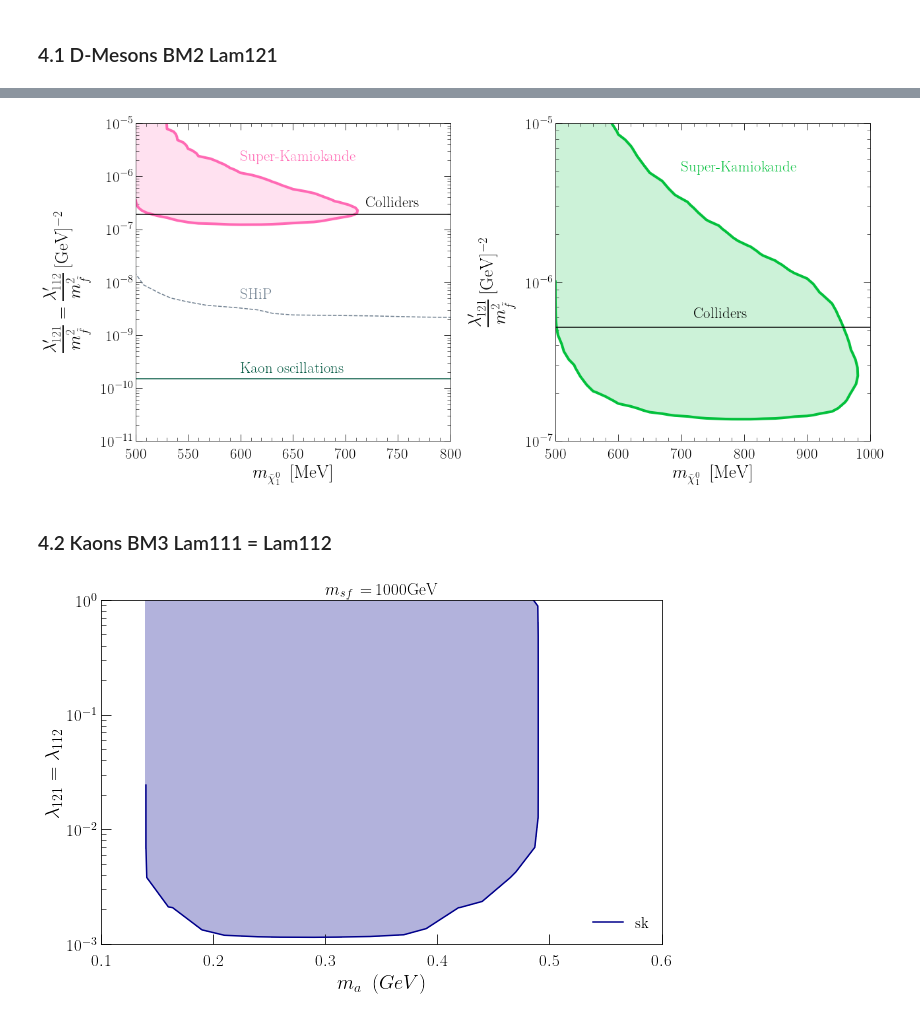
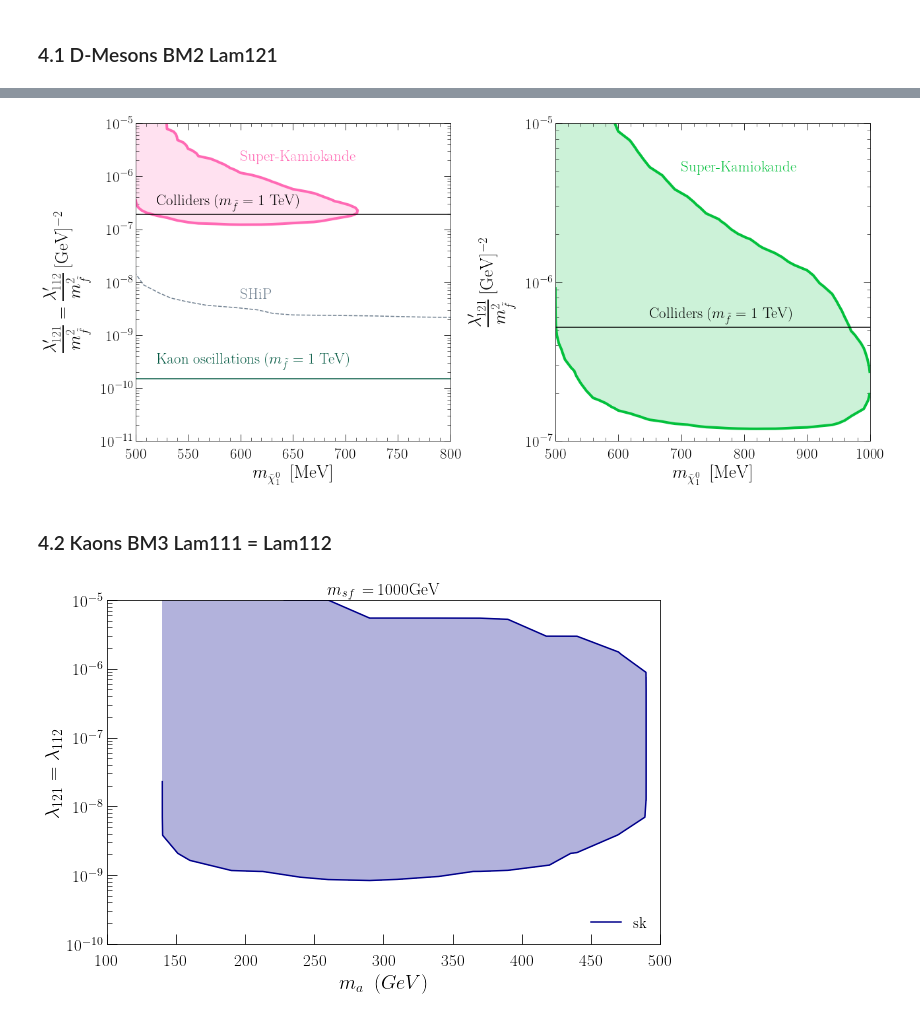
Before and after one commit to aimendez/longlivedneutralino, a Jupyter notebook: main/notebooks/results.ipynb, the cells around one changed output, grey strips where cells are left out. Drawn from its saved outputs; the diff is of its cells as text; code cells hidden in the pictures.

Commit message:
lam/m2 in Pheno

```diff
--- a/main/notebooks/results.ipynb
+++ b/main/notebooks/results.ipynb
@@ -572,7 +572,10 @@ for k, elements in enumerate(EV_singlering_nuebar_pre):
 Background=predicted_PC
 Data=measured_PC
 # %%
-df = pd.read_csv(main_dir + '/datafiles/EventDistribution/NEVENTS_BM1_SYBILL.csv', index_col=0)
+#df = pd.read_csv(main_dir + '/datafiles/EventDistribution/NEVENTS_BM1_SYBILL.csv', index_col=0)
+df = pd.read_csv(main_dir + '/datafiles/EventDistribution/NEVENTS_BM4_SYBILL.csv', index_col=0) #testing pheno.py modified
+
+
 def Chi_sq_bin(s,b,d):
     #print(s,b,d,s + b -d + d*np.log(d/(s+b)))
     return s + b -d + d*np.log(d/(s+b))
@@ -596,30 +599,6 @@ min_chi2=np.min(CHI2_0000)
 max_chi2=np.max(CHI2_0000)
 chi2=chi2_90CL_Nparam+min_chi2
 X_0001, Y_0001, Z_0001 =chi2_pro.grid_val(M_0000,Caphi_0000,CHI2_0000)
-# %%
-df = pd.read_csv(main_dir + '/datafiles/EventDistribution/NEVENTS_BM1_DPMJET.csv', index_col=0)
-def Chi_sq_bin(s,b,d):
-    return s + b -d + d*np.log(d/(s+b))
-
-data_final=[]
-data_final_g=[]
-for c, CTAU_N_REST in enumerate(df.ctau.unique()):
-    df_TMP=df[df['ctau'] == CTAU_N_REST]
-    mass_pt=df_TMP['m'].unique()
-    lambda_pt=df_TMP['lam121'].unique()
-    br_pt=df_TMP['Br'].unique()
-    Signal_g_aux= df[df.ctau == CTAU_N_REST].nev.values
-    suma_g=0
-    for K, element in enumerate(Data):
-        suma_g += Chi_sq_bin( Signal_g_aux[K], Background[K], Data[K])
-    data_final_g.append([float(lambda_pt),float(br_pt),float(mass_pt),CTAU_N_REST,2*suma_g])
-
-Caphi_0000_DPMJET,BR_0000_DPMJET,M_0000_DPMJET,CT_0000_DPMJET,CHI2_0000_DPMJET = np.array(data_final_g).T
-chi2_90CL_Nparam_DPMJET= 4.61
-min_chi2_DPMJET=np.min(CHI2_0000_DPMJET)
-max_chi2_DPMJET=np.max(CHI2_0000_DPMJET)
-chi2_DPMJET=chi2_90CL_Nparam_DPMJET+min_chi2_DPMJET
-X_0001_DPMJET, Y_0001_DPMJET, Z_0001_DPMJET =chi2_pro.grid_val(M_0000_DPMJET,Caphi_0000_DPMJET,CHI2_0000_DPMJET)
 # %%
 # BOUNDS
 df_SHIP = pd.read_csv(main_dir+f"/others/B1_SHIP.txt", header=None, delim_whitespace=True, names = ['m', 'lambda'])
@@ -782,7 +752,6 @@ plt.show()
 # %%
 # side-by-side plot
 fig,ax = plt.subplots(1,2,figsize=(18,8) )
-
 
 #----------------------------- left plot -------------------------------------#
 
@@ -800,9 +769,9 @@ ax[0].axhline(bound_kaons, color = '#005740')#, alpha=0.9)
 ax[0].plot(df_SHIP['m'], df_SHIP['lambda'], linestyle = 'dashed', color = 'slategray')#, alpha=0.9)
 
 #text
-ax[0].annotate('Colliders', xy=(720,2.7e-7), size=23)
+ax[0].annotate(r'Colliders $(m_{\tilde{f}} = 1 $ TeV)', xy=(520,2.9e-7), size=23)
 ax[0].annotate('SHiP', xy=(600,5e-9), size=23, color = 'slategray')
-ax[0].annotate('Kaon oscillations', xy=(600, 2e-10), color = '#005740', size=23)
+ax[0].annotate(r'Kaon oscillations $(m_{\tilde{f}} = 1 $ TeV)', xy=(520, 3e-10), color = '#005740', size=23)
 ax[0].annotate('Super-Kamiokande', xy=(600, 2e-6),  color='hotpink', size=23, weight= 'bold')
 
 
@@ -831,7 +800,7 @@ ax[1].axhline(bound_collider2, color = 'k')#, alpha=0.9)
 
 #text
 #ax[1].annotate('Charged Current Universality', xy=(600,5e-7), size=23)
-ax[1].annotate('Colliders', xy=(720,6e-7), size=23)
+ax[1].annotate(r'Colliders $(m_{\tilde{f}} = 1 $ TeV)', xy=(650,6e-7), size=23)
 ax[1].annotate('Super-Kamiokande', xy=(700,5e-6), weight= 'bold',color ='#03c03c' , size=23)
 
 
@@ -864,7 +833,7 @@ fig.tight_layout()
 plt.savefig(main_dir+'/plots/Dmeson_bounds.pdf',  bbox_inches="tight")
 plt.show()
 # %% [output]
-[figure, old version]
+[figure, new version]
 # %% [markdown]
 ### 4.2 Kaons BM3 Lam111 = Lam112
 # %%
@@ -886,33 +855,33 @@ for c, CTAU_N_REST in enumerate(df.ctau.unique()):
     data_final_g.append([float(lambda_pt),float(br_pt),float(mass_pt),CTAU_N_REST,2*suma_g])
 
 Caphi_0000,BR_0000,M_0000,CT_0000,CHI2_0000 = np.array(data_final_g).T
-chi2_90CL_Nparam= 15.99
+chi2_90CL_Nparam= 4.61
 min_chi2=np.min(CHI2_0000)
 max_chi2=np.max(CHI2_0000)
 chi2=chi2_90CL_Nparam+min_chi2
 X_0001, Y_0001, Z_0001 =chi2_pro.grid_val(M_0000,Caphi_0000,CHI2_0000)
 # %%
 fig, ax = plt.subplots(figsize=(9,6))
-CP = plt.contour(X_0001,Y_0001,Z_0001, levels=[chi2], colors='darkblue',linestyles='-')
-CPF= plt.contourf(X_0001,Y_0001,Z_0001, levels=[chi2,max_chi2],colors='darkblue',alpha=0.3)
+CP = plt.contour(X_0001*1000,Y_0001/1000**2,Z_0001, levels=[chi2], colors='darkblue',linestyles='-')
+CPF= plt.contourf(X_0001*1000,Y_0001/1000**2,Z_0001, levels=[chi2,max_chi2],colors='darkblue',alpha=0.3)
 
 px=[0]
 py=[0]
 plt.plot(px,py,'-',color='darkblue',label='sk')
 plt.yscale("log")
 plt.ylabel(r'$  \lambda_{121}=\lambda_{112}$', fontdict={'size': 20})
 plt.xlabel(r'$ m_{a} \,\,\,(GeV)$', fontdict={'size': 20})
 MN=1000
 plt.title(r'$ m_{sf}\,=\,$'+str(MN)+'GeV', fontsize=17)
 plt.legend(loc='lower right',fontsize=15,frameon=False)
-plt.xlim([0.1, 0.6])
-plt.ylim([1e-3, 1e0])
+plt.xlim([100, 500])
+#plt.ylim([1e-3, 1e0])
 
 plt.yticks(fontsize=17)
 plt.xticks(fontsize=17)
 plt.tight_layout()
 #save plot
 plt.savefig(main_dir+'/plots/Kaon_bound_BM2.pdf')
 plt.show()
 # %% [output]
-[figure, old version]
+[figure, new version]
```
Also changed, not shown: parts of 7 cells of this notebook, 15 other files.
